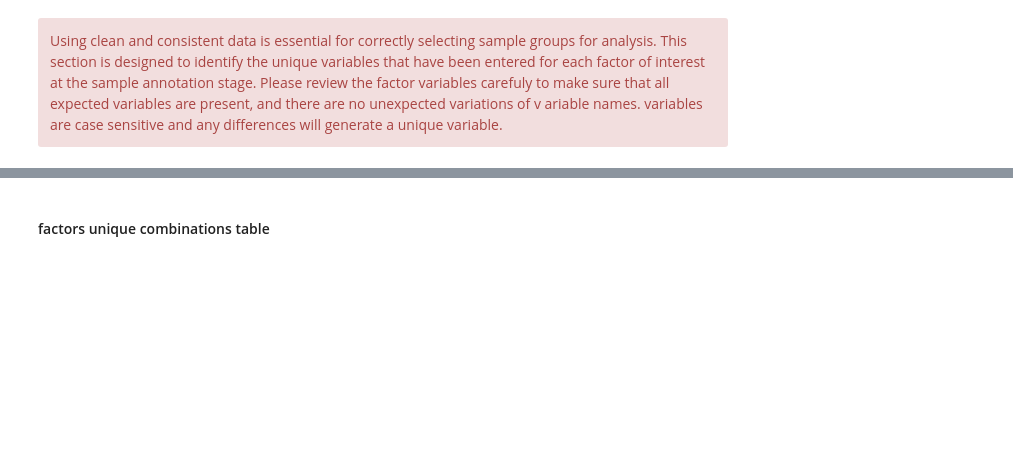
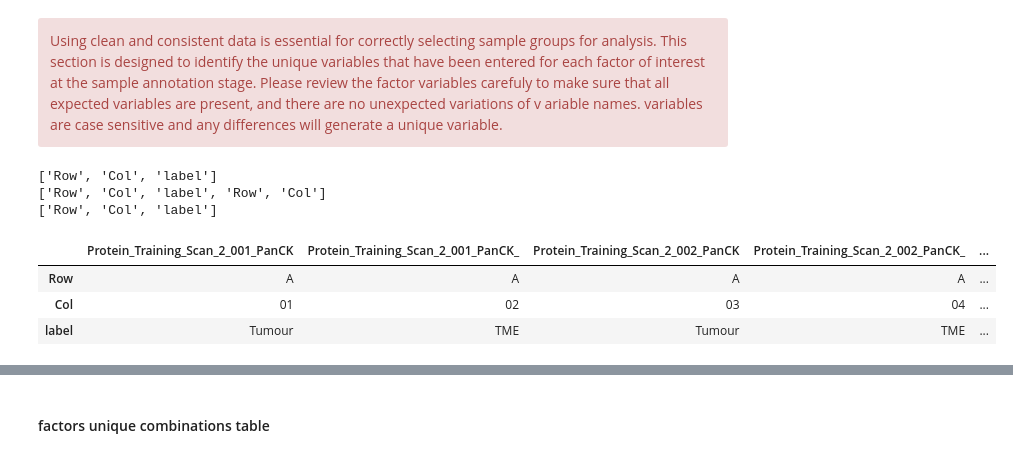
Before and after one commit to kyleupton/DSP_EDA_Protein, a Jupyter notebook: DSP_nCounter_Protein_QC_Git.ipynb, the cells around one changed output, grey strips where cells are left out. Cells and saved outputs as stored; diff of their text form; code cells hidden in the pictures; blank space fills up the shorter version.

```diff
--- a/DSP_nCounter_Protein_QC_Git.ipynb
+++ b/DSP_nCounter_Protein_QC_Git.ipynb
@@ -190,7 +293,7 @@ Select factors to use for data visualisation. These factors will be used to gene
 
 # if (len(configDict['selectedData']) == 0):
 
-data = list(sampleInfo.index)
+data = list(masterData.sampleInfo.index)
 checkboxes = [widgets.Checkbox(value=False, description=label) for label in data]
 output = widgets.VBox(children=checkboxes)
 display(output)
@@ -229,15 +337,24 @@ Using clean and consistent data is essential for correctly selecting sample grou
 # %%
 selectedFactors = configDict['selectedData']
 print(selectedFactors)
 selectedFactors.extend(['Row', 'Col'])
 print(selectedFactors)
 selectedFactors = list(set(selectedFactors))
+print(selectedFactors)
 configDict['selectedData'] = selectedFactors.copy()
 
-selectedInfo = sampleInfo.loc[selectedFactors]
+selectedInfo = masterData.sampleInfo.loc[selectedFactors]
 selectedInfo = selectedInfo.fillna(value='AutoFilledBlank')
 # selectedInfo.drop_duplicates(keep='first', inplace=True)
 selectedInfo
+# %% [output]
+['Row', 'Col', 'label']
+['Row', 'Col', 'label', 'Row', 'Col']
+['Row', 'Col', 'label']
+|  | Protein_Training_Scan_2_001_PanCK | Protein_Training_Scan_2_001_PanCK_ | Protein_Training_Scan_2_002_PanCK | Protein_Training_Scan_2_002_PanCK_ | ... |
+| Row | A | A | A | A | ... |
+| Col | 01 | 02 | 03 | 04 | ... |
+| label | Tumour | TME | Tumour | TME | ... |
 # %%
 # Unique factor variables are printed below
 
```
Also changed, not shown: parts of 18 cells of this notebook, 4 other files.
